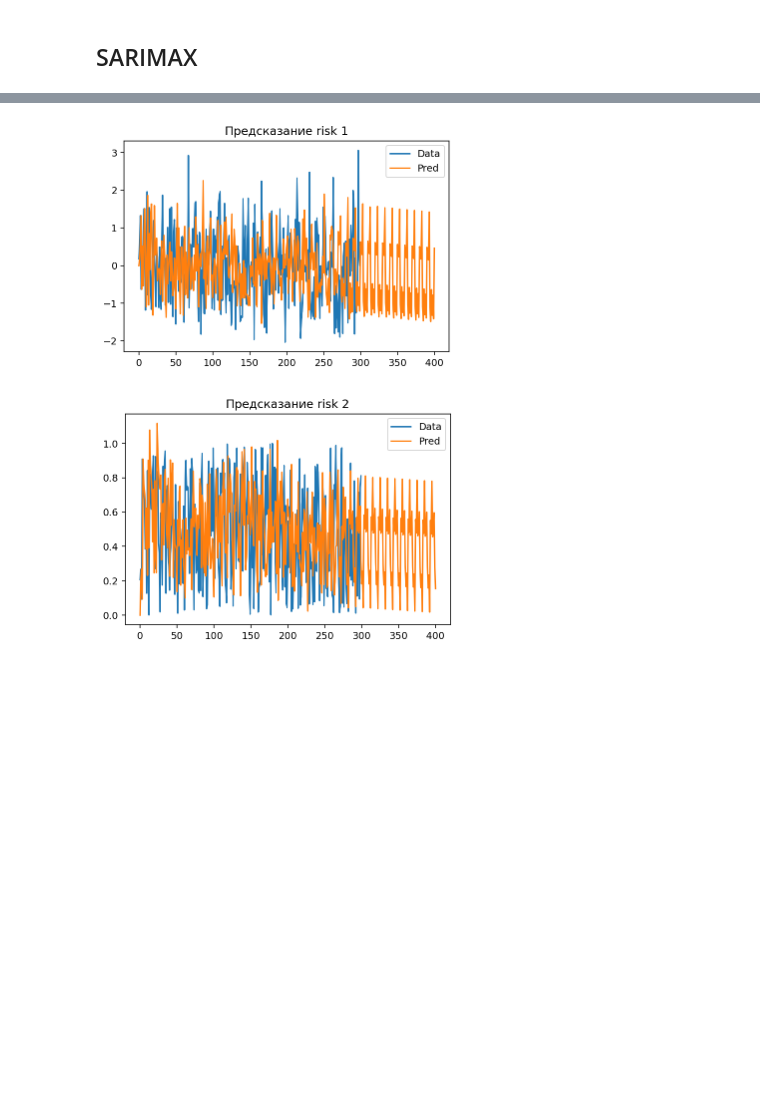
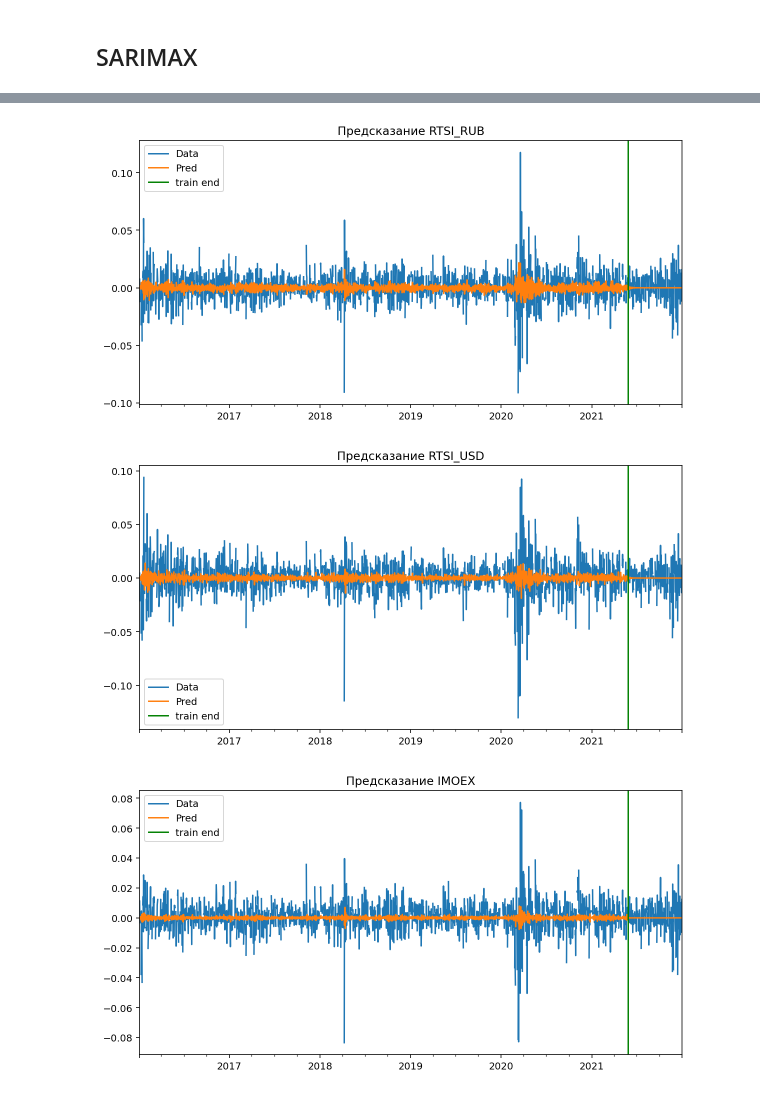
Before and after one commit to gaarutyunov/market-risk, a Jupyter notebook: notebooks/risks_models.ipynb, the cells around one changed output, grey strips where cells are left out. Drawn from its saved outputs; the diff is of its cells as text; code cells hidden in the pictures; blank space fills up the shorter version.

Commit message:
pca, risk models trained :c

```diff
--- a/notebooks/risks_models.ipynb
+++ b/notebooks/risks_models.ipynb
@@ -2,9 +2,12 @@
 import numpy as np
 import pandas as pd
 import matplotlib.pyplot as plt
-import scipy.stats as st
 import seaborn as sns
 %config InlineBackend.figure_format='retina'
 plt.rcParams["figure.dpi"] = 70
+plt.rcParams['figure.figsize'] = [10, 5]
+from pathlib import Path
+from tqdm.notebook import tqdm
 
+from parsing.zero_coupon import ZeroCoupon
 import statsmodels.api as sm
@@ -13,0 +14,8 @@ data = pd.DataFrame({'risk 1': np.random.normal(0, 1, 300),
+# %%
+_imoex_path = Path('..', 'data', 'index', 'history', 'IMOEX.csv')
+_rtsi_path = Path('..', 'data', 'index', 'history', 'RTSI.csv')
+_CB_rate_path = Path('..', 'data', 'credit_rate.csv')
+_indicative_rate_path = Path('..', 'data', 'RUB_ind.csv')
+_deposits_path = Path('..', 'data', 'deposits', 'RUB.pickle')
+_CNY_Path = Path('..', 'data', 'currencies', 'history', 'CNYRUB_TOM.csv')
+_USD_Path = Path('..', 'data', 'currencies', 'history', 'USD000UTSTOM.csv')
@@ -14,3 +63,10 @@ data = pd.DataFrame({'risk 1': np.random.normal(0, 1, 300),
+# %%
+data = pd.DataFrame({'RTSI_RUB': rtsi_DF.pct_change().CLOSE.iloc[1:],
+                     'RTSI_USD': rtsi_USD_df.pct_change().CLOSE.iloc[1:],
+                     'IMOEX': imoexDF.pct_change().CLOSE.iloc[1:],
+                     'CNY': CNY_df.pct_change().CLOSE.iloc[1:],
+                     'USD': USD_df.pct_change().CLOSE.iloc[1:],
+                     'ZeroCoupon': zeroCoupon["rate_1.0"]})
 # %% [markdown]
 ## SARIMAX
 # %%
@@ -89,10 +164,12 @@ CONVERGENCE: NORM_OF_PROJECTED_GRADIENT_<=_PGTOL
 # %%
 for factor, model in models.items():
     data[factor].plot(label='Data')
-    model.predict(0, 400).plot(label='Pred')
+    model.predict(0, data.shape[0]).plot(label='Pred')
     plt.title(f'Предсказание {factor}')
+    plt.axvline(data.index[train_len], label='train end', color='green')
     plt.legend();
     plt.show()
 # %% [output]
-[figure, old version]
+[figure, new version]
-[figure, old version]
+[figure, new version]
+[figure, added]
```
Also changed, not shown: parts of 5 cells of this notebook, 1 other file.
